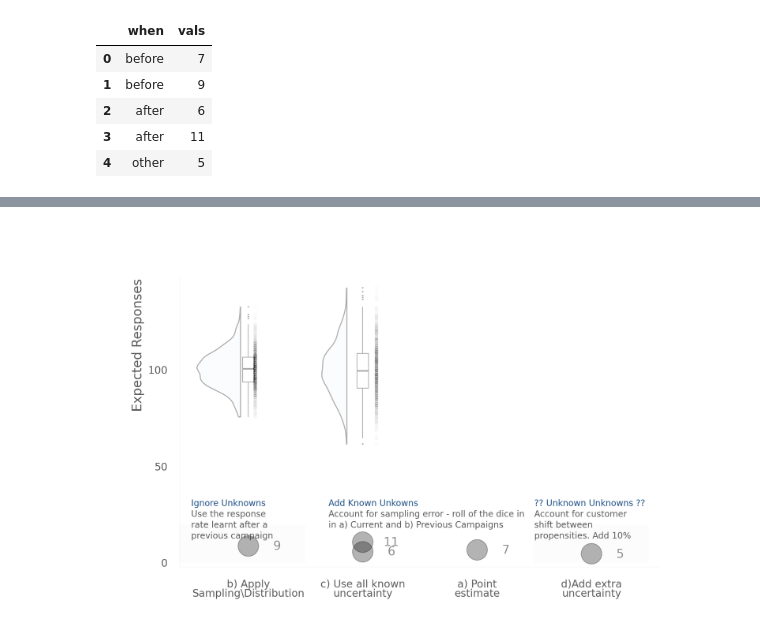
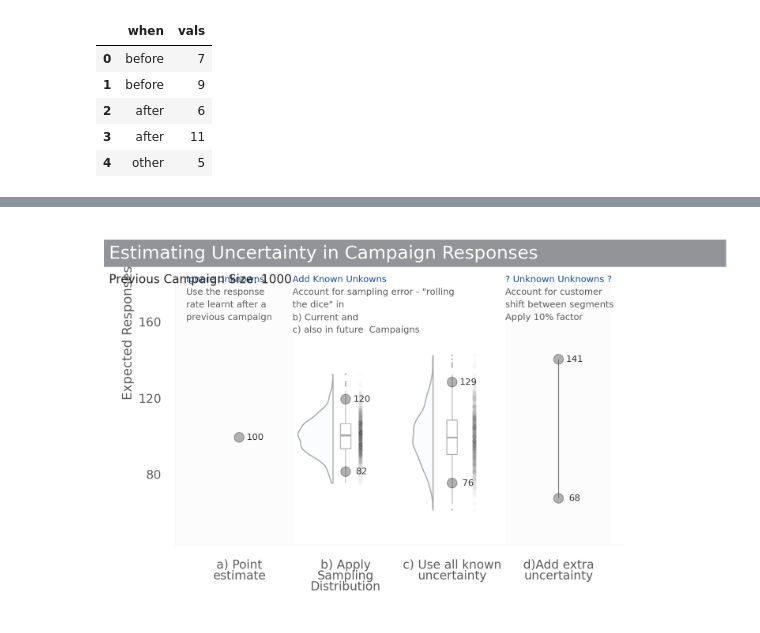
Before and after one commit to steed360/3D-Graphics, a Jupyter notebook: Estimate_Uncertain_In_Future_Campaign_Responses.ipynb, the cells around one changed output, grey strips where cells are left out. Cells and saved outputs as stored; diff of their text form; code cells hidden in the pictures.

```diff
--- a/Estimate_Uncertain_In_Future_Campaign_Responses.ipynb
+++ b/Estimate_Uncertain_In_Future_Campaign_Responses.ipynb
@@ -128,7 +128,9 @@ samples_b_final =  samples_b * New_Campaign_Size
 b_v Now we can double check the confidence intervals.
 # %%
 # If you have samples the confidence intervals are just percentiles.
-np.percentile (samples_b_final, [2.5,97.5])
+
+lst_simulation_b_intervals =np.percentile (samples_b_final, [2.5,97.5])
+lst_simulation_b_intervals
 # %% [output]
 array([ 82.08208208, 120.12012012])
 # %% [markdown]
@@ -170,7 +172,7 @@ plt.axvline (lstCI_c[1] )
 # %% [markdown]
 C1) Extract the upper and lower bounds (the lines)
 # %%
-lstCI_c = np.percentile (samples, [2.5,97.5])
-print (  lstCI_c)
+lst_simulation_c_intervals = np.percentile (samples, [2.5,97.5])
+print (  lst_simulation_c_intervals)
 # %% [output]
 [ 76. 129.]
@@ -177,3 +181,6 @@ print (  lstCI_c)
+# %%
+d_lower_bound_guess = lst_simulation_c_intervals[0] * 0.9
+d_upper_bound_guess = lst_simulation_c_intervals[1] * 1.1
 # %% [markdown]
 **NOW PACK UP THE DATA AND STATISTICS GENERATED INTO DATA FRAMES**
 # %% [markdown]
@@ -403,15 +378,14 @@ def rainbow_text(x, y, text, colors, spacing=20, ax=None, **kw):
 # %%
 t = theme(
-
           # Overrides
-          axis_title_y = element_text(angle = 90, va = 'bottom', ha = 'left', size = 15, color = GRAY3, y = 0.52),
+          axis_title_y = element_text(angle = 90, va = 'bottom', ha = 'left', size = 13, color = GRAY3, y = 0.52),
+          axis_title_x = element_text(size = 9, color = GRAY3),
           panel_grid_major_y=element_blank()
-
 )
 
 lsize = 0.65
-shift = -0.07
-shift_point = 0.06
+shift = -0.06
+shift_point = 0.07
 
 # For shifting the violin plot
 def alt_sign(x):
@@ -425,17 +399,16 @@ m3 = aes( stage('scenario', after_scale='x+shift_point*x' ),y='vals' ) # shift o
 
 fig = \
 (ggplot(df, aes('scenario', 'value'))
- + geom_violin(m1, alpha=0.04, color=GRAY8, fill=BLUE3, style="left", size=lsize)
- + geom_boxplot( width=0.1, alpha=0.09, color=GRAY8,  outlier_size=0  )
- + geom_point(m2, alpha=0.01)
-  + geom_point ( aes(y='vals' ),data=df_sum , size=13, alpha=0.3)
-#  + geom_point ( m3,  data=df_sum , size=13, alpha=0.3)
-  + geom_text( data=df_sum, mapping=aes(label = ( 'vals') ,y  = 'vals' )  ,
-            #position = position_stack(vjust = .5),
-            #format_string="CI:{}",
-            color = GRAY1, size = 14  , alpha=0.5, nudge_x=0.25)
+  + geom_violin(m1, alpha=0.04, color=GRAY8, fill=BLUE3, style="left", size=lsize)
+  + geom_boxplot( width=0.1, alpha=0.09, color=GRAY8,  outlier_size=0  )
+  + geom_point(m2, alpha=0.01)
+  + geom_point ( aes(y='vals' ),data=df_sum , size=5, alpha=0.3)
+  + geom_text( data=df_sum, mapping=aes(label = ( 'vals') ,y  = 'vals' ) , color = GRAY1, size = 9  , alpha=0.9, nudge_x=0.15)
   + SWD_theme() + t
   + labs(y = "Expected Responses"  , x = "")
+  + scale_y_continuous(limits = [50, 180])
+  + geom_line (aes(x = 'scenario', y = 'vals') , data=df_sum[df_sum.scenario=='d)Add extra\nuncertainty'] , color=GRAY5   )
+
 
 ).draw(show=False, return_ggplot=False)
 
@@ -445,54 +418,75 @@ ax1 = fig.axes[0]
 # Rectangle for forecast
 #ax1.add_patch(Rectangle((2015, 5), 10, -20, facecolor=GRAY7))
 
+# Connect the two dots in column d
+ax1.axvline ( x='d)Add extra\nuncertainty', ymin=68, ymax=141, color =GRAY2 )
+
+
 ax0 = fig.add_axes( (0,0,1,1))
 ax0.axis('Off') # don't draw anything.
 
-ax1.add_patch(Rectangle( (-1, 0  ),  2.5, 20, facecolor=GRAY9,alpha=0.05)  )
-#ax1.add_patch(Rectangle( (1.5, 0 ),  2, 20, facecolor=ORANGE3,alpha=0.05) )
-ax1.add_patch(Rectangle( (3.5,0 ),  1, 20, facecolor=GRAY9,alpha=0.05) )
+ax1.add_patch(Rectangle( (-1, 0  ),  2.5, 200, facecolor=GRAY9,alpha=0.05)  )
+#ax1.add_patch(Rectangle( (1.5, 0 ),  2, 200, facecolor=GREEN2,alpha=0.05) )
+ax1.add_patch(Rectangle( (3.5,0 ),  1, 200, facecolor=GRAY9,alpha=0.05) )
 
 # Columns Annotations
 
 #annotation_text = "2 employees quit in May. We nearly kept up with incoming calls \n"
 #ax1.annotate(annotation_text,xy=(1,5),xytext=(1,10),color=BLUE2,fontsize=12)
 
-label_y = 13
+
+label_y = 155
 
 #$\\mathit{OK}$
 rainbow_text(0.5, label_y,
              'Ignore Unknowns\n'
              'Use the response\n'
              'rate learnt after a\n'
-             'previous campaign',
-             [[BLUE1], [GRAY3], [GRAY3], [GRAY3] ],
+             'previous campaign\n ',
+             [[BLUE1], [GRAY3], [GRAY3], [GRAY3], [GRAY3] ],
              spacing=35,
              ax=ax1,
-             fontsize=10)
+             fontsize=9)
 
-rainbow_text(1.7, label_y,
+rainbow_text(1.5, label_y,
              'Add Known Unkowns\n'
-             'Account for sampling error - roll of the dice in \n'
-             'in a) Current and b) Previous Campaigns \n'
-             '',
-             [[BLUE1], [GRAY3], [GRAY3], [GRAY3] ],
+             'Account for sampling error - "rolling \n'
+             'the dice" in \nb) Current and\n'
+             'c) also in future  Campaigns',
+             [[BLUE1], [GRAY3], [GRAY3], [GRAY3], [GRAY3] ],
              spacing=35,
              ax=ax1,
-             fontsize=10)
+             fontsize=9)
 
 rainbow_text(3.5, label_y,
-             '?? Unknown Unknowns ??\n'
+             '? Unknown Unknowns ?\n'
              'Account for customer\n'
-             'shift between  \n'
-             'propensities. Add 10%',
-             [[BLUE1], [GRAY3], [GRAY3], [GRAY3] ],
+             'shift between segments\n'
+             'Apply 10% factor\n ',
+             [[BLUE1], [GRAY3], [GRAY3], [GRAY3], [GRAY3] ],
              spacing=35,
              ax=ax1,
-             fontsize=10)
+             fontsize=9)
+
+# titile the plot
+ax0.text(0.01, 0.92,
+         'Estimating Uncertainty in Campaign Responses' + ' ' * 32,
+         fontsize=18,
+         color='white',
+         # put a rectangular box around the text to set a background color
+         bbox={'facecolor': GRAY7,  # background color
+               'pad': 5,  # add more padding
+               'edgecolor': 'none'})  # no border
+
+# add survey question
+ax0.text(0.01, 0.85, 'Previous Campaign Size: 1000', fontsize=12, color=GRAY6)
+
+
+
 
 
 fig.dpi = 200
-width_in = 10
+width_in = 8
 fig.set_size_inches(width_in , width_in / 1.63)
 # %% [output]
-[figure, old version]
+[figure, new version]
```
Also changed, not shown: parts of 4 cells of this notebook.
